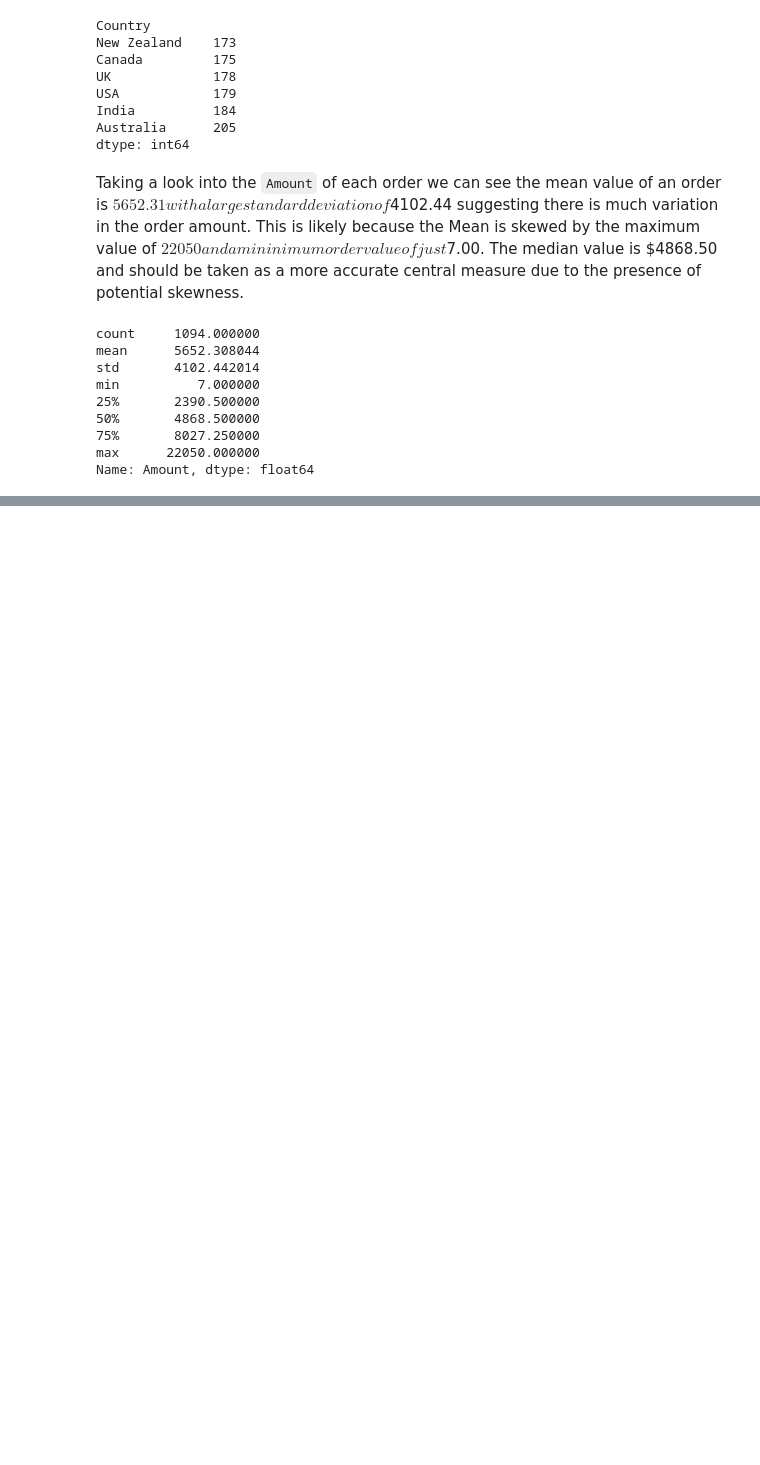
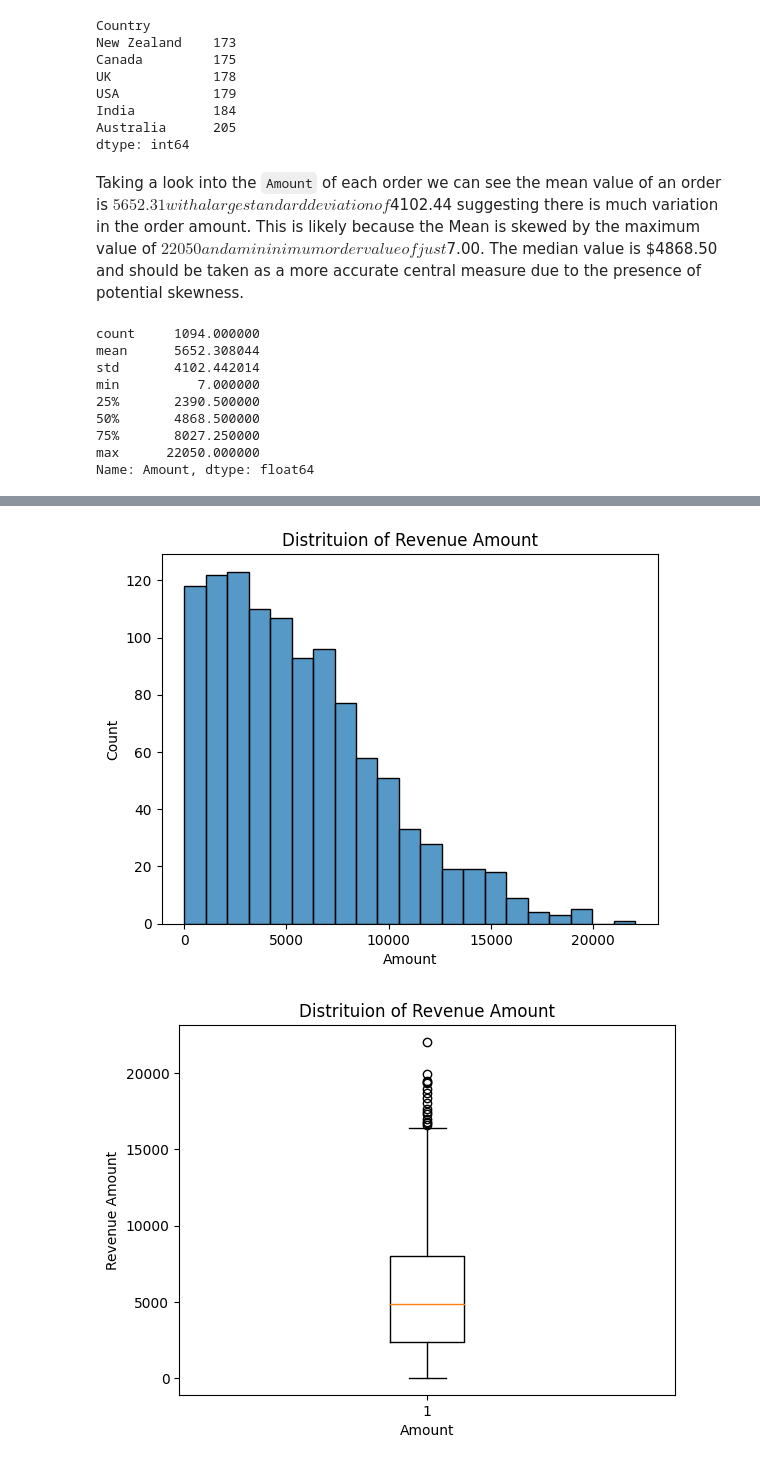
Before and after one commit to JTrehan1/EDARepo, a Jupyter notebook: ChocolateEDA/ChocolateSalesAnalysis.ipynb, the cells around one changed output, grey strips where cells are left out. Drawn from its saved outputs; the diff is of its cells as text; code cells hidden in the pictures; blank space fills up the shorter version.

```diff
--- a/ChocolateEDA/ChocolateSalesAnalysis.ipynb
+++ b/ChocolateEDA/ChocolateSalesAnalysis.ipynb
@@ -195,0 +236,21 @@ Name: Amount, dtype: float64
+# %%
+sns.histplot(salesData["Amount"])
+plt.title("Distrituion of Revenue Amount")
+plt.show()
+plt.clf()
+
+plt.boxplot(salesData["Amount"])
+plt.title("Distrituion of Revenue Amount")
+plt.ylabel("Revenue Amount")
+plt.xlabel("Amount")
+plt.show()
+
+
+sns.boxplot(x=salesData["Country"], y=salesData["Amount"])
+plt.title("Distrituion of Revenue Amount by Country")
+plt.ylabel("Revenue Amount")
+plt.xlabel("Country")
+plt.show()
+# %% [output]
+[figure, added]
+[figure, added]
```
Also changed, not shown: parts of 20 cells of this notebook, 1 other file.
